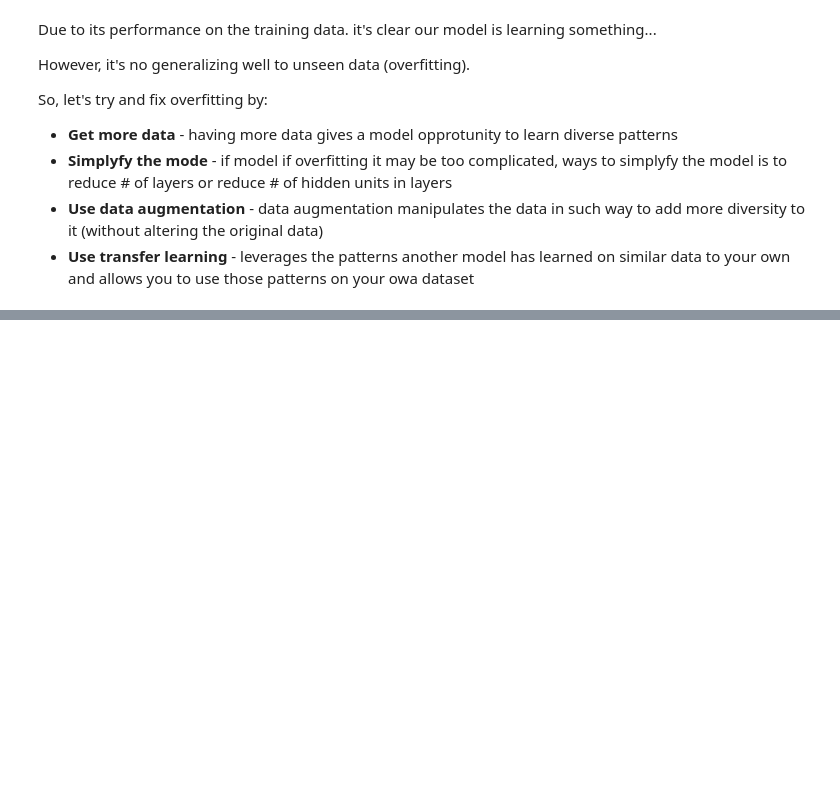
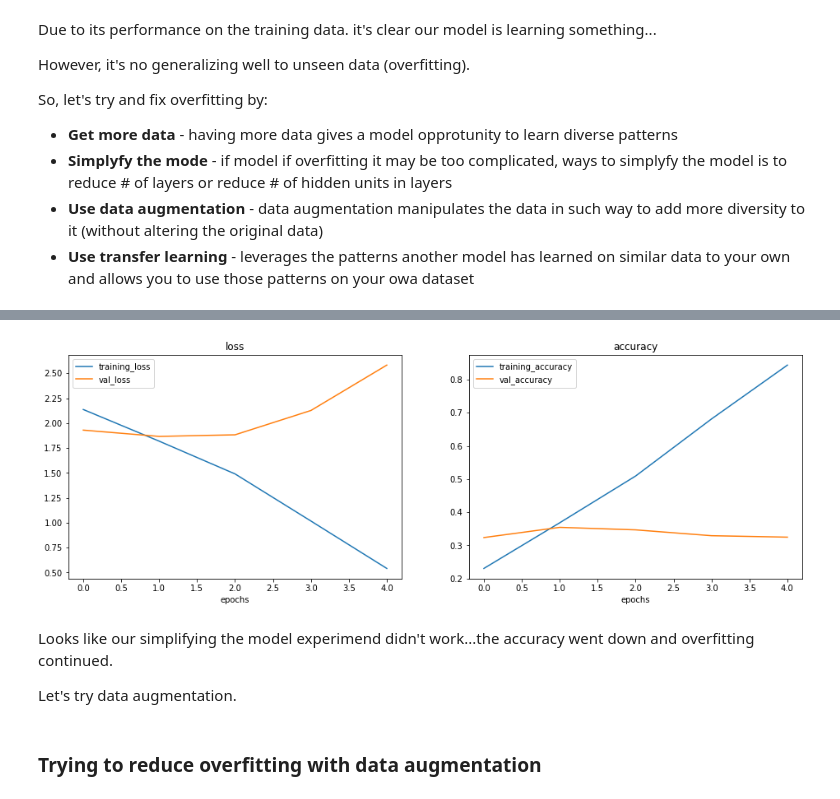
Before and after one commit to pawel-grzeszczyk/TensorFlow-and-Deep-Learning-Fundamentals, a Jupyter notebook: 03_intro_to_computer_vision_with_tf.ipynb, the cells around one changed output, grey strips where cells are left out. Drawn from its saved outputs; the diff is of its cells as text; code cells hidden in the pictures; blank space fills up the shorter version.

```diff
--- a/03_intro_to_computer_vision_with_tf.ipynb
+++ b/03_intro_to_computer_vision_with_tf.ipynb
@@ -1257,0 +1254,25 @@ model_10 =
+# %%
+# How about we try and simplify the model first?
+# Let's try to remove 2 convolutional layers
+from tensorflow.keras.models import Sequential
+from tensorflow.keras.layers import Conv2D, MaxPool2D, Flatten, Dense
+
+model_10 = Sequential([
+    Conv2D(10, 3, 1, activation='relu', input_shape=(224, 224, 3)),
+    MaxPool2D(2),
+    Conv2D(10, 3, 1, activation='relu'),
+    MaxPool2D(2),
+    Flatten(),
+    Dense(10, activation='softmax')
+])
+
+model_10.compile(loss=tf.keras.losses.CategoricalCrossentropy(),
+                 optimizer=tf.keras.optimizers.Adam(),
+                 metrics=['accuracy'])
+# %%
+# Fit the model with 2x conv layers removed
+history_10 = model_10.fit(train_data,
+                          epochs=5,
+                          steps_per_epoch=len(train_data),
+                          validation_data=test_data,
+                          validation_steps=len(test_data))
@@ -1257,0 +1290,11 @@ model_10 =
+# %%
+# Check out the loss curves of model_10
+functions.plot_loss_curves(history_10)
+# %% [output]
+[figure, added]
+# %% [markdown]
+Looks like our simplifying the model experimend didn't work...the accuracy went down and overfitting continued.
+
+Let's try data augmentation.
+# %% [markdown]
+### **Trying to reduce overfitting with data augmentation**
```
Also changed, not shown: parts of 35 cells of this notebook.
